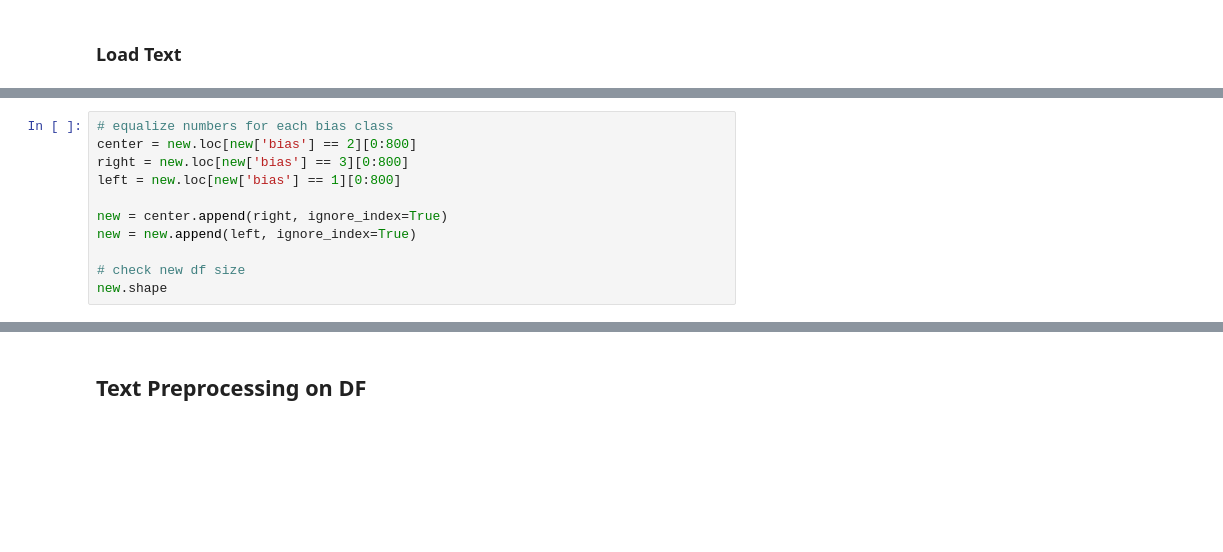
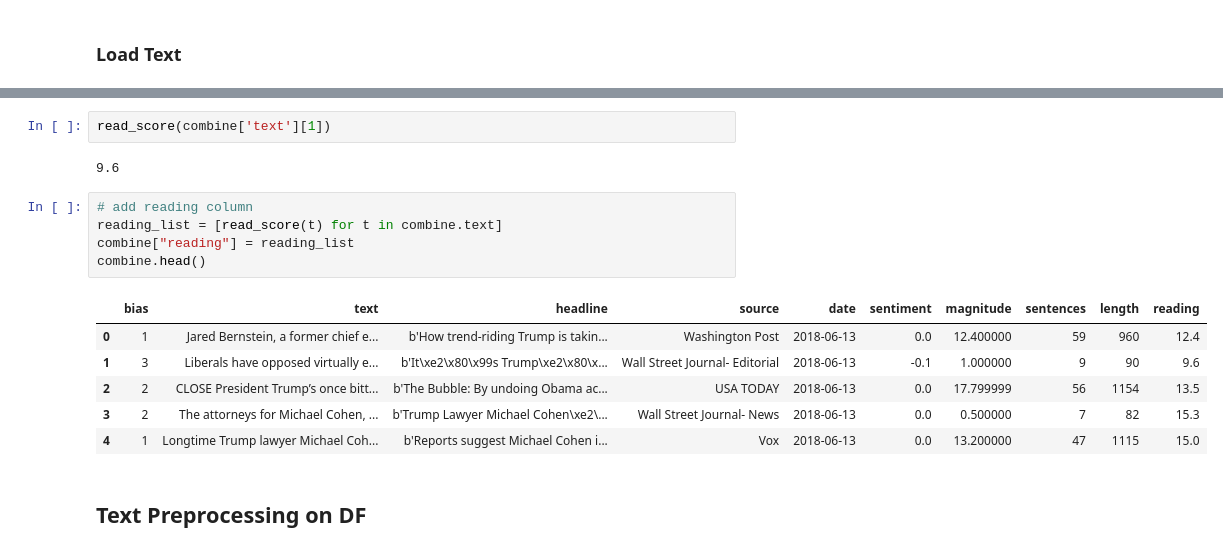
Before and after one commit to pkipsy/news-lens, a Jupyter notebook: Classification/Classification-Preprocessing.ipynb, the cells around one changed output, grey strips where cells are left out. Drawn from its saved outputs; the diff is of its cells as text; blank space fills up the shorter version.

```diff
--- a/Classification/Classification-Preprocessing.ipynb
+++ b/Classification/Classification-Preprocessing.ipynb
@@ -63,11 +52,0 @@ new.loc[new['bias'] == 2].shape
-# %%
-# equalize numbers for each bias class
-center = new.loc[new['bias'] == 2][0:800]
-right = new.loc[new['bias'] == 3][0:800]
-left = new.loc[new['bias'] == 1][0:800]
-
-new = center.append(right, ignore_index=True)
-new = new.append(left, ignore_index=True)
-
-# check new df size
-new.shape
@@ -76,3 +128,19 @@ new.shape
+# %%
+read_score(combine['text'][1])
+# %% [output]
+9.6
+# %%
+# add reading column
+reading_list = [read_score(t) for t in combine.text]
+combine["reading"] = reading_list
+combine.head()
+# %% [output]
+|  | bias | text | headline | source | date | sentiment | magnitude | sentences | length | reading |
+| 0 | 1 | Jared Bernstein, a former chief e... | b'How trend-riding Trump is takin... | Washington Post | 2018-06-13 | 0.0 | 12.400000 | 59 | 960 | 12.4 |
+| 1 | 3 | Liberals have opposed virtually e... | b'It\xe2\x80\x99s Trump\xe2\x80\x... | Wall Street Journal- Editorial | 2018-06-13 | -0.1 | 1.000000 | 9 | 90 | 9.6 |
+| 2 | 2 | CLOSE President Trump’s once bitt... | b'The Bubble: By undoing Obama ac... | USA TODAY | 2018-06-13 | 0.0 | 17.799999 | 56 | 1154 | 13.5 |
+| 3 | 2 | The attorneys for Michael Cohen, ... | b'Trump Lawyer Michael Cohen\xe2\... | Wall Street Journal- News | 2018-06-13 | 0.0 | 0.500000 | 7 | 82 | 15.3 |
+| 4 | 1 | Longtime Trump lawyer Michael Coh... | b'Reports suggest Michael Cohen i... | Vox | 2018-06-13 | 0.0 | 13.200000 | 47 | 1115 | 15.0 |
 # %% [markdown]
 ## Text Preprocessing on DF
 # %%
```
Also changed, not shown: parts of 19 cells of this notebook, 2 other files.
